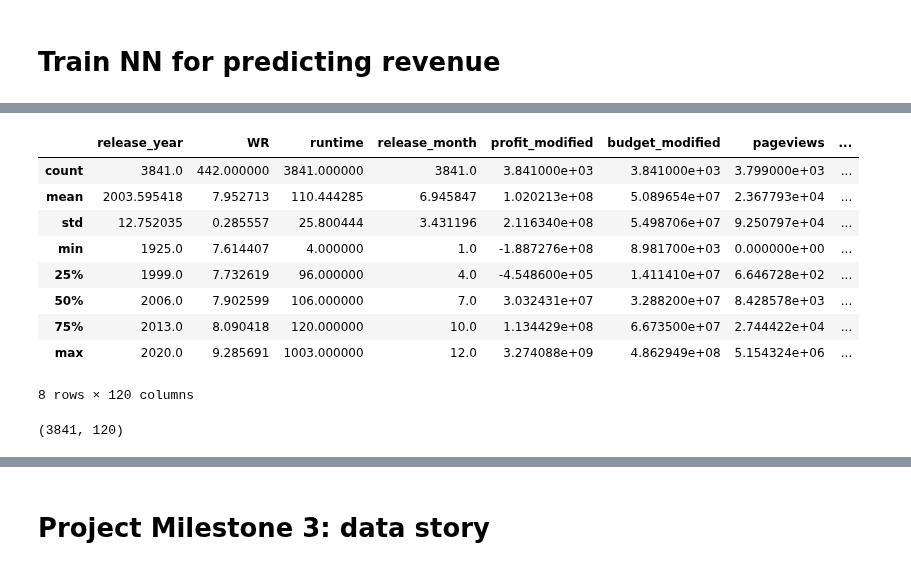
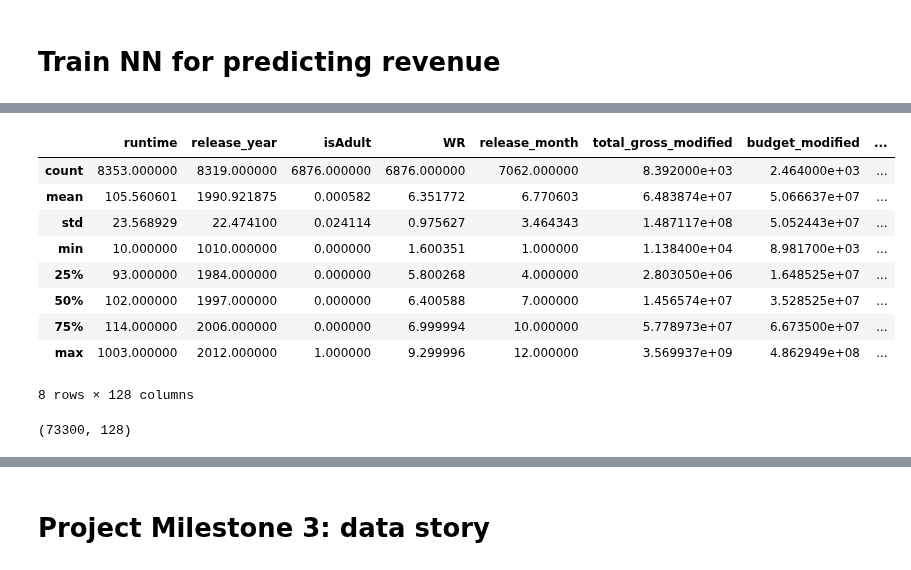
Before and after one commit to epfl-ada/ada-2022-project-theadaholics, a Jupyter notebook: main.ipynb, the cells around one changed output, grey strips where cells are left out. Cells and saved outputs as stored; diff of their text form; code cells hidden in the pictures.

```diff
--- a/main.ipynb
+++ b/main.ipynb
@@ -1581,8 +1592,7 @@ from tensorflow.python.keras.models import Sequential
+# %%
+movies_with_gross = df_all_ohe[df_all_ohe['pageviews'].notna()]
 # %%
-movies_with_revenue.drop([
-    'name', 'IMDB_Rating', 'Overview', 'Meta_score', 'No_of_Votes', 'wikipedia_id', 'freebase_id', 'release_day',
-    'total_gross_modified', 'genre1', 'genre1_category'
-], axis=1, inplace=True)
+movies_with_gross.drop(['freebase_id', 'name', 'release_day', 'profit_modified'], axis=1, inplace=True)
 # %% [output]
 A value is trying to be set on a copy of a slice from a DataFrame
 
@@ -1625,17 +1611,17 @@ movies_with_revenue.head()
 # %%
-movies_with_revenue.describe()
+movies_with_gross.describe()
 # %% [output]
-|  | release_year | WR | runtime | release_month | profit_modified | budget_modified | pageviews | ... |
-| count | 3841.0 | 442.000000 | 3841.000000 | 3841.0 | 3.841000e+03 | 3.841000e+03 | 3.799000e+03 | ... |
-| mean | 2003.595418 | 7.952713 | 110.444285 | 6.945847 | 1.020213e+08 | 5.089654e+07 | 2.367793e+04 | ... |
-| std | 12.752035 | 0.285557 | 25.800444 | 3.431196 | 2.116340e+08 | 5.498706e+07 | 9.250797e+04 | ... |
-| min | 1925.0 | 7.614407 | 4.000000 | 1.0 | -1.887276e+08 | 8.981700e+03 | 0.000000e+00 | ... |
-| 25% | 1999.0 | 7.732619 | 96.000000 | 4.0 | -4.548600e+05 | 1.411410e+07 | 6.646728e+02 | ... |
-| 50% | 2006.0 | 7.902599 | 106.000000 | 7.0 | 3.032431e+07 | 3.288200e+07 | 8.428578e+03 | ... |
-| 75% | 2013.0 | 8.090418 | 120.000000 | 10.0 | 1.134429e+08 | 6.673500e+07 | 2.744422e+04 | ... |
-| max | 2020.0 | 9.285691 | 1003.000000 | 12.0 | 3.274088e+09 | 4.862949e+08 | 5.154324e+06 | ... |
+|  | runtime | release_year | isAdult | WR | release_month | total_gross_modified | budget_modified | ... |
+| count | 8353.000000 | 8319.000000 | 6876.000000 | 6876.000000 | 7062.000000 | 8.392000e+03 | 2.464000e+03 | ... |
+| mean | 105.560601 | 1990.921875 | 0.000582 | 6.351772 | 6.770603 | 6.483874e+07 | 5.066637e+07 | ... |
+| std | 23.568929 | 22.474100 | 0.024114 | 0.975627 | 3.464343 | 1.487117e+08 | 5.052443e+07 | ... |
+| min | 10.000000 | 1010.000000 | 0.000000 | 1.600351 | 1.000000 | 1.138400e+04 | 8.981700e+03 | ... |
+| 25% | 93.000000 | 1984.000000 | 0.000000 | 5.800268 | 4.000000 | 2.803050e+06 | 1.648525e+07 | ... |
+| 50% | 102.000000 | 1997.000000 | 0.000000 | 6.400588 | 7.000000 | 1.456574e+07 | 3.528525e+07 | ... |
+| 75% | 114.000000 | 2006.000000 | 0.000000 | 6.999994 | 10.000000 | 5.778973e+07 | 6.673500e+07 | ... |
+| max | 1003.000000 | 2012.000000 | 1.000000 | 9.299996 | 12.000000 | 3.569937e+09 | 4.862949e+08 | ... |
-8 rows × 120 columns
+8 rows × 128 columns
 # %%
-movies_with_revenue.shape
+movies_with_gross.shape
 # %% [output]
-(3841, 120)
+(73300, 128)
```
Also changed, not shown: parts of 64 cells of this notebook.
